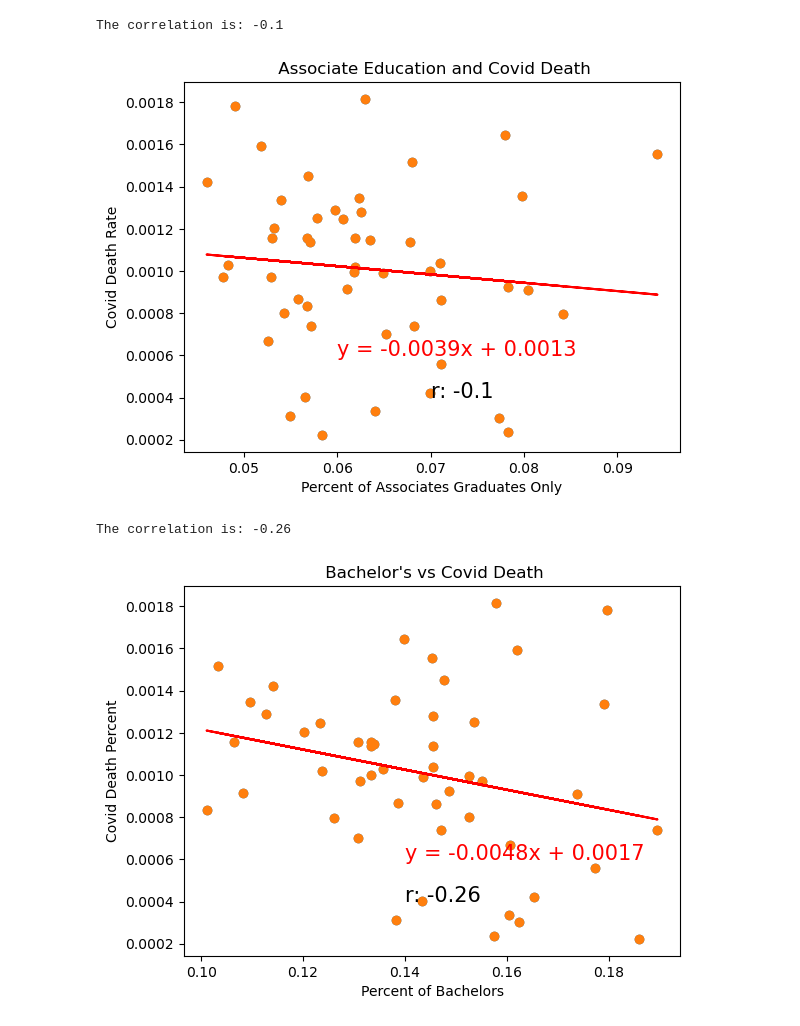
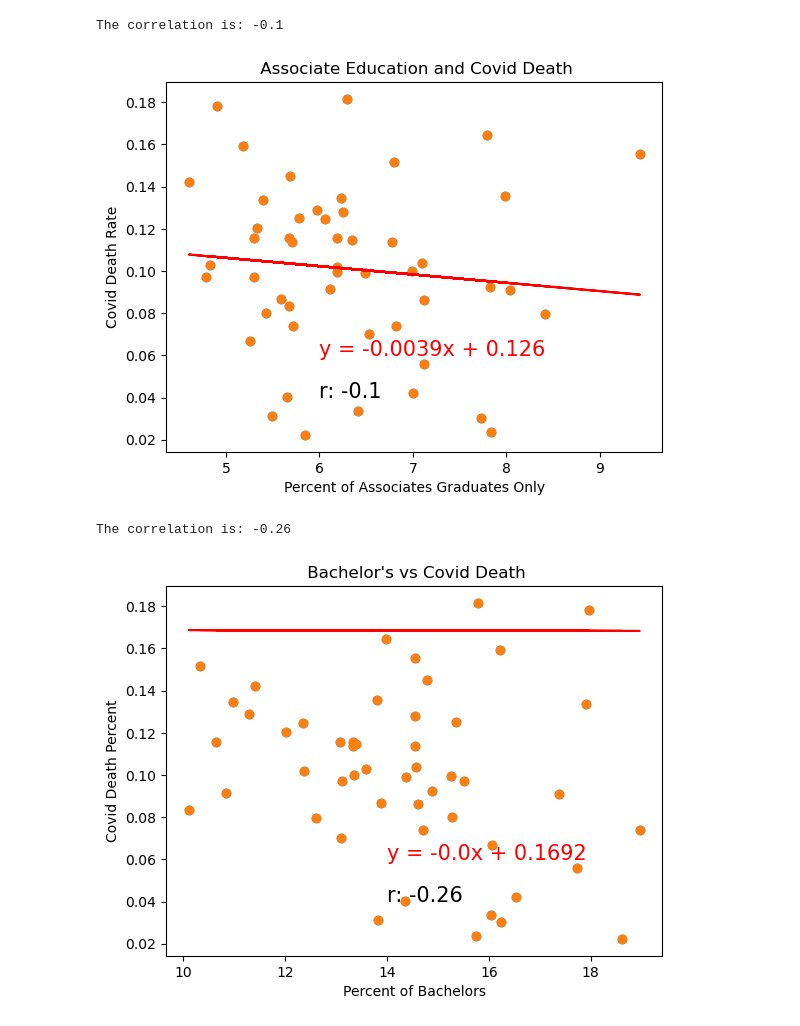
Before and after one commit to btdeering/project-1, a Jupyter notebook: edu vs covid.ipynb, the cells around one changed output. Drawn from its saved outputs; the diff is of its cells as text; code cells hidden in the pictures.

```diff
--- a/edu vs covid.ipynb
+++ b/edu vs covid.ipynb
@@ -44,7 +44,7 @@ The correlation is: 0.18
 # %%
 # Plot out education
-x_values = df['associate/pop']
-y_values = df['covid/pop']
+x_values = df['associate/pop']*100
+y_values = df['covid/pop']*100
 plt.scatter(x_values,y_values)
 plt.title(" Associate Education and Covid Death")
 plt.xlabel('Percent of Associates Graduates Only')
@@ -57,38 +57,38 @@ line_eq = "y = " + str(round(slope,4)) + "x + " + str(round(intercept,4))
 plt.scatter(x_values,y_values)
 plt.plot(x_values,regress_values,"r-")
 
-plt.annotate(line_eq,(0.06,0.0006),fontsize=15,color="red")
+plt.annotate(line_eq,(6,0.06),fontsize=15,color="red")
 rvalue_rounded = round(rvalue, 2)
-plt.annotate(f"r: {rvalue_rounded}",(0.07,0.0004),fontsize=15, color = "black")
+plt.annotate(f"r: {rvalue_rounded}",(6,0.04),fontsize=15, color = "black")
 print(f"The correlation is: {rvalue_rounded}")
 plt.show()
 # %% [output]
 The correlation is: -0.1
-[figure, old version]
+[figure, new version]
 # %%
 # Plot out education
-x_values = df['bach/pop']
-y_values = df['covid/pop']
+x_values = df['bach/pop']*100
+y_values = df['covid/pop']*100
 plt.scatter(x_values,y_values)
 plt.title(" Bachelor's vs Covid Death")
 plt.xlabel('Percent of Bachelors')
 plt.ylabel('Covid Death Percent')
 
 # Print out the r-squared value along with the plot.
-(slope, intercept, rvalue, pvalue, stderr) = linregress(x_values, y_values)
+(slope, intercept, rvalue, pvalue, stderr) = linregress(x_values*100, y_values)
 regress_values = x_values * slope + intercept
 line_eq = "y = " + str(round(slope,4)) + "x + " + str(round(intercept,4))
 plt.scatter(x_values,y_values)
 plt.plot(x_values,regress_values,"r-")
-plt.annotate(line_eq,(0.14,0.0006),fontsize=15,color="red")
+plt.annotate(line_eq,(14,0.06),fontsize=15,color="red")
 
 rvalue_rounded = round(rvalue, 2)
-plt.annotate(f"r: {rvalue_rounded}",(0.14,0.0004),fontsize=15, color = "black")
+plt.annotate(f"r: {rvalue_rounded}",(14,0.04),fontsize=15, color = "black")
 print(f"The correlation is: {rvalue_rounded}")
 plt.show()
 # %% [output]
 The correlation is: -0.26
-[figure, old version]
+[figure, new version]
 # %%
 
 
```
Also changed, not shown: parts of 2 cells of this notebook, 16 other files.
